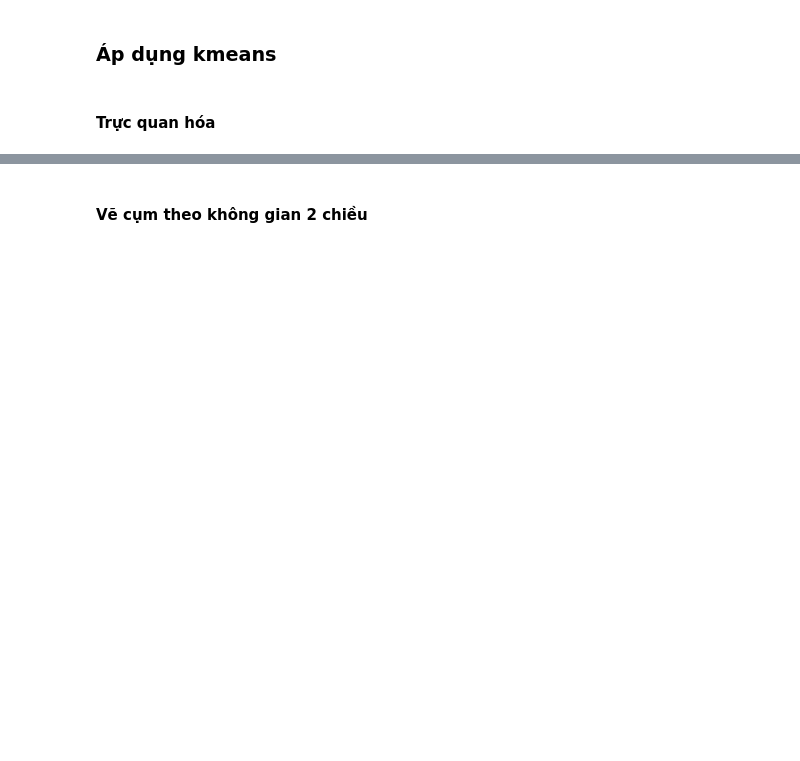
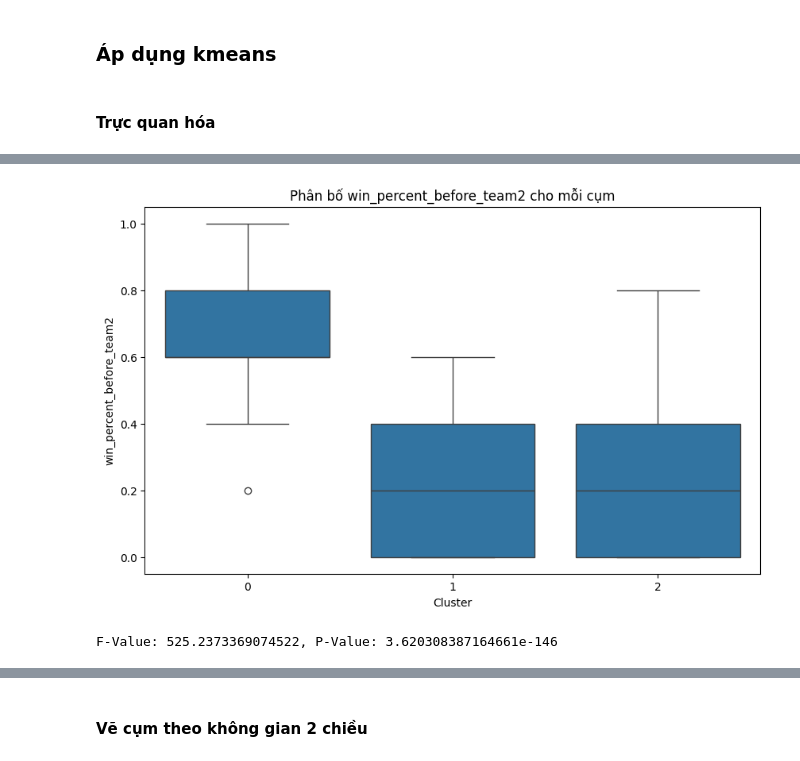
Before and after one commit to taiphanvan2k3/FootballPredict, a Jupyter notebook: src/clustering/MU/clustering.ipynb, the cells around one changed output, grey strips where cells are left out. Cells and saved outputs as stored; diff of their text form; code cells hidden in the pictures; blank space fills up the shorter version.

```diff
--- a/src/clustering/MU/clustering.ipynb
+++ b/src/clustering/MU/clustering.ipynb
@@ -96,0 +176,19 @@ F-value: 161.3974438252272 P-value: 1.4071307081784532e-52
+# %%
+# Chọn một biến để trực quan hóa
+variable = 'win_percent_before_team2'  # Ví dụ: tỷ lệ thắng trước trận
+
+# Biểu đồ hộp cho biến được chọn
+plt.figure(figsize=(10, 6))
+sns.boxplot(x='Cluster', y=variable, data=X_transformed)
+plt.title(f'Phân bố {variable} cho mỗi cụm')
+plt.show()
+
+# ANOVA test
+import scipy.stats as stats
+f_val, p_val = stats.f_oneway(X_transformed[X_transformed['Cluster'] == 0][variable],
+                              X_transformed[X_transformed['Cluster'] == 1][variable],
+                              X_transformed[X_transformed['Cluster'] == 2][variable])
+print(f'F-Value: {f_val}, P-Value: {p_val}')
+# %% [output]
+[figure, added]
+F-Value: 525.2373369074522, P-Value: 3.620308387164661e-146
```
Also changed, not shown: parts of 17 cells of this notebook, 4 other files.
